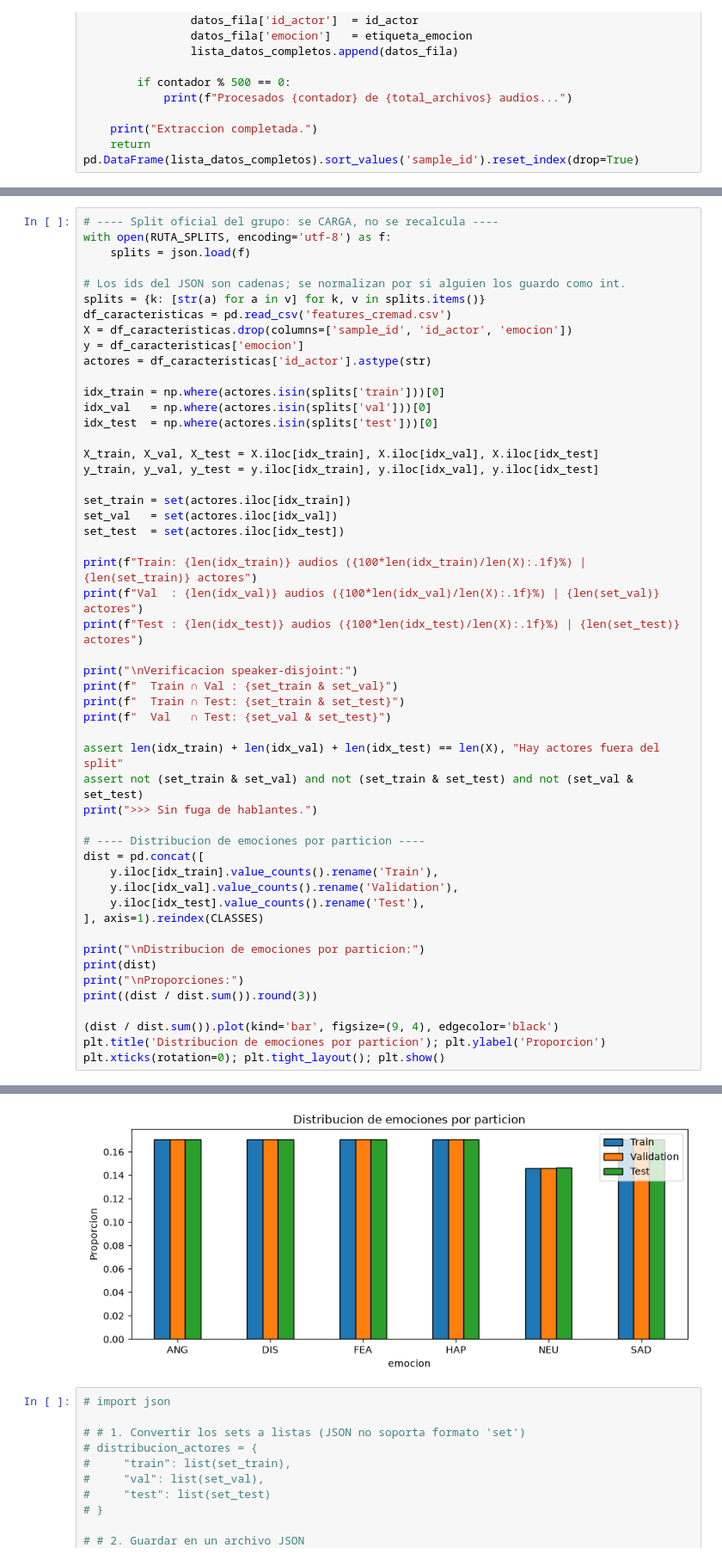
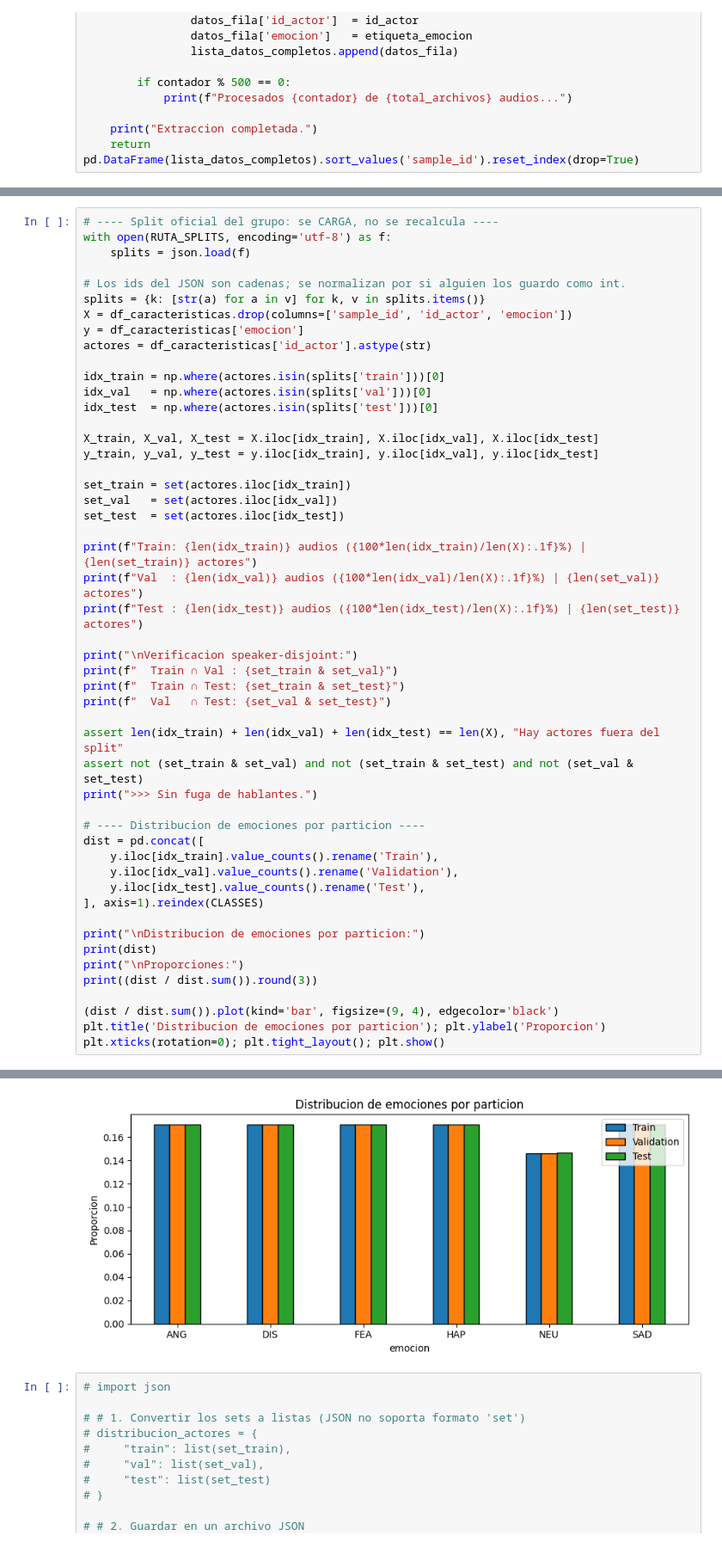
Before and after one commit to Aleortz/CREMA--D-Assembly-, a Jupyter notebook: Notebook/clasification-of-emotions.ipynb, the cells around one changed output, grey strips where cells are left out. Shown at 86% size. Drawn from its saved outputs; the diff is of its cells as text.

```diff
--- a/Notebook/clasification-of-emotions.ipynb
+++ b/Notebook/clasification-of-emotions.ipynb
@@ -336,7 +343,6 @@ with open(RUTA_SPLITS, encoding='utf-8') as f:
 
 # Los ids del JSON son cadenas; se normalizan por si alguien los guardo como int.
 splits = {k: [str(a) for a in v] for k, v in splits.items()}
-df_caracteristicas = pd.read_csv('features_cremad.csv')
 X = df_caracteristicas.drop(columns=['sample_id', 'id_actor', 'emocion'])
 y = df_caracteristicas['emocion']
 actores = df_caracteristicas['id_actor'].astype(str)
@@ -371,34 +377,34 @@ dist = pd.concat([
     y.iloc[idx_val].value_counts().rename('Validation'),
     y.iloc[idx_test].value_counts().rename('Test'),
 ], axis=1).reindex(CLASSES)
 
 print("\nDistribucion de emociones por particion:")
 print(dist)
 print("\nProporciones:")
 print((dist / dist.sum()).round(3))
 
 (dist / dist.sum()).plot(kind='bar', figsize=(9, 4), edgecolor='black')
 plt.title('Distribucion de emociones por particion'); plt.ylabel('Proporcion')
 plt.xticks(rotation=0); plt.tight_layout(); plt.show()
 # %% [output]
 Train: 5152 audios (69.2%) | 63 actores
 Val  : 1142 audios (15.3%) | 14 actores
 Test : 1148 audios (15.4%) | 14 actores
 
 Verificacion speaker-disjoint:
   Train ∩ Val : set()
   Train ∩ Test: set()
   Val   ∩ Test: set()
 >>> Sin fuga de hablantes.
 
 Distribucion de emociones por particion:
          Train  Validation  Test
 ... (13 lines left out)
 FEA      0.171       0.171  0.171
 HAP      0.171       0.171  0.171
 NEU      0.146       0.146  0.146
 SAD      0.171       0.171  0.171
-[figure, old version]
+[figure, new version]
 # %%
 # import json
 
```
Also changed, not shown: parts of 25 cells of this notebook, 5 other files.
